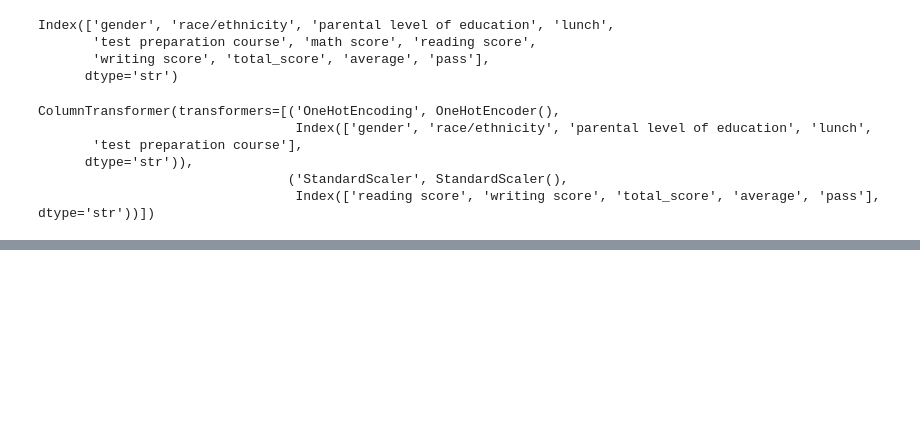
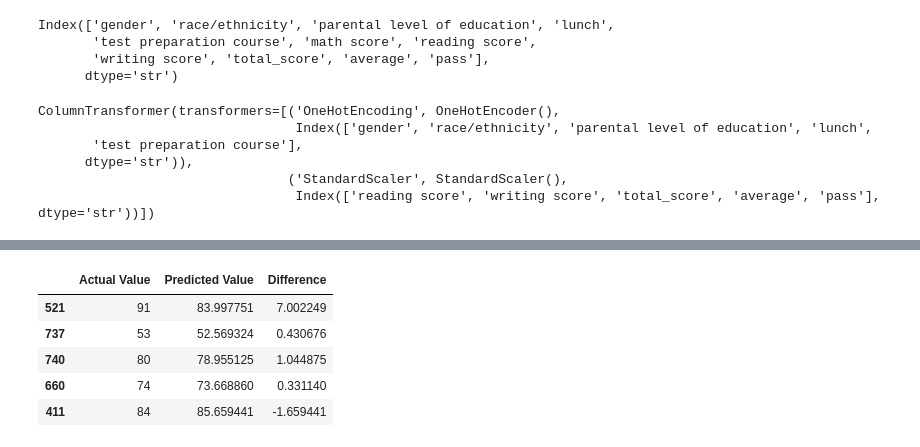
Before and after one commit to devdhruvsingh/student-performace-ml-project, a Jupyter notebook: notebook/model_training.ipynb, the cells around one changed output, grey strips where cells are left out. Cells and saved outputs as stored; diff of their text form; code cells hidden in the pictures; blank space fills up the shorter version.

```diff
--- a/notebook/model_training.ipynb
+++ b/notebook/model_training.ipynb
@@ -64,0 +190,17 @@ ColumnTransformer(transformers=[('OneHotEncoding', OneHotEncoder(),
+# %%
+import pandas as pd
+
+pred_df = pd.DataFrame({
+    'Actual Value': y_test,
+    'Predicted Value': y_test_pred,
+    'Difference': y_test - y_test_pred
+})
+
+pred_df.head()
+# %% [output]
+|  | Actual Value | Predicted Value | Difference |
+| 521 | 91 | 83.997751 | 7.002249 |
+| 737 | 53 | 52.569324 | 0.430676 |
+| 740 | 80 | 78.955125 | 1.044875 |
+| 660 | 74 | 73.668860 | 0.331140 |
+| 411 | 84 | 85.659441 | -1.659441 |
```
Also changed, not shown: parts of 7 cells of this notebook, 3 other files.
